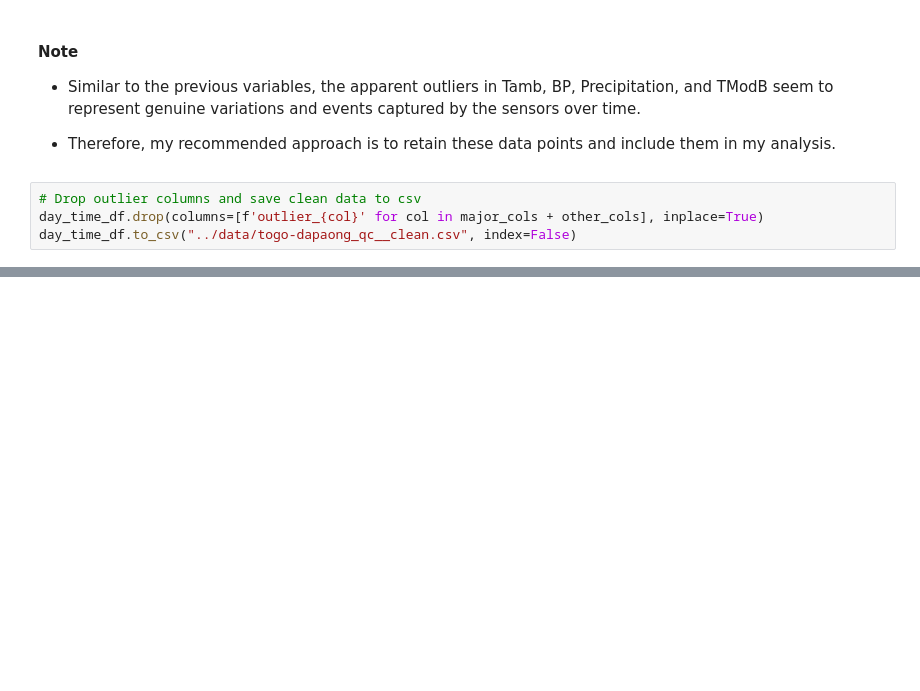
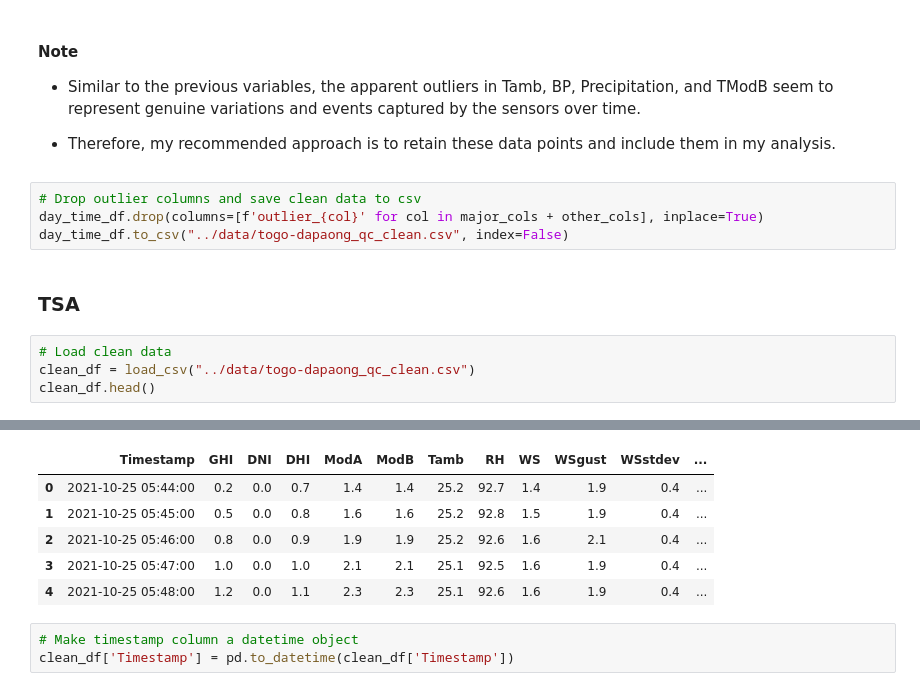
Before and after one commit to Ty-Miki/solar-challenge-week0, a Jupyter notebook: notebooks/eda_togo.ipynb, the cells around one changed output, grey strips where cells are left out. Drawn from its saved outputs; the diff is of its cells as text; blank space fills up the shorter version.

```diff
--- a/notebooks/eda_togo.ipynb
+++ b/notebooks/eda_togo.ipynb
@@ -206,4 +206,11 @@ plot_gen.plot_time_series(df=day_time_df, columns=['Tamb', 'BP', 'Precipitation'
 # %%
 # Drop outlier columns and save clean data to csv
 day_time_df.drop(columns=[f'outlier_{col}' for col in major_cols + other_cols], inplace=True)
-day_time_df.to_csv("../data/togo-dapaong_qc__clean.csv", index=False)
+day_time_df.to_csv("../data/togo-dapaong_qc_clean.csv", index=False)
+# %% [markdown]
+### TSA
+# %%
+# Load clean data
+clean_df = load_csv("../data/togo-dapaong_qc_clean.csv")
+clean_df.head()
+# %% [output]
@@ -209,0 +218,9 @@ day_time_df.to_csv("../data/togo-dapaong_qc__clean.csv", index=False)
+|  | Timestamp | GHI | DNI | DHI | ModA | ModB | Tamb | RH | WS | WSgust | WSstdev | ... |
+| 0 | 2021-10-25 05:44:00 | 0.2 | 0.0 | 0.7 | 1.4 | 1.4 | 25.2 | 92.7 | 1.4 | 1.9 | 0.4 | ... |
+| 1 | 2021-10-25 05:45:00 | 0.5 | 0.0 | 0.8 | 1.6 | 1.6 | 25.2 | 92.8 | 1.5 | 1.9 | 0.4 | ... |
+| 2 | 2021-10-25 05:46:00 | 0.8 | 0.0 | 0.9 | 1.9 | 1.9 | 25.2 | 92.6 | 1.6 | 2.1 | 0.4 | ... |
+| 3 | 2021-10-25 05:47:00 | 1.0 | 0.0 | 1.0 | 2.1 | 2.1 | 25.1 | 92.5 | 1.6 | 1.9 | 0.4 | ... |
+| 4 | 2021-10-25 05:48:00 | 1.2 | 0.0 | 1.1 | 2.3 | 2.3 | 25.1 | 92.6 | 1.6 | 1.9 | 0.4 | ... |
+# %%
+# Make timestamp column a datetime object
+clean_df['Timestamp'] = pd.to_datetime(clean_df['Timestamp'])
```
Also changed, not shown: parts of 16 cells of this notebook.
